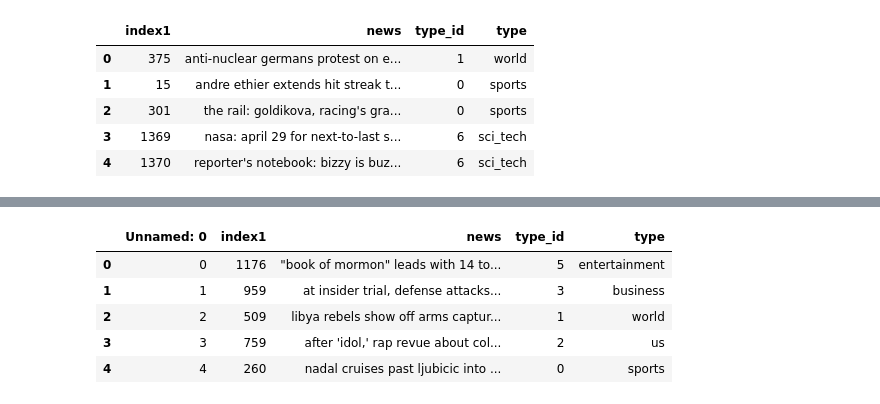
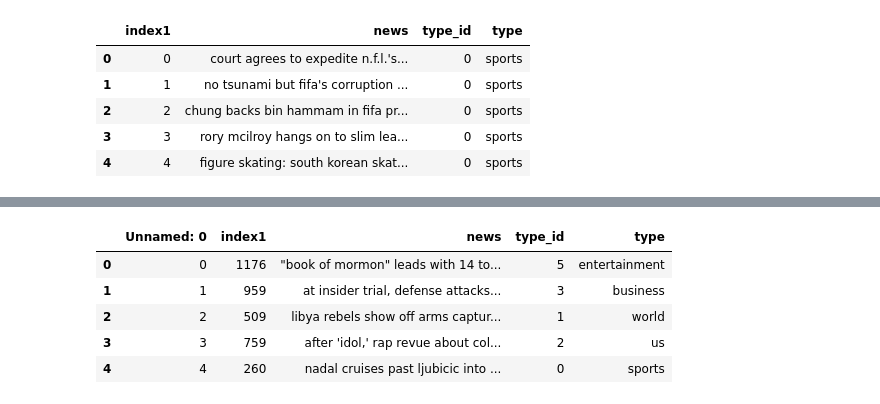
Before and after one commit to varshaelza/Text-Summarization-Categorization, a Jupyter notebook: TagMyNews_Classify.ipynb, the cells around one changed output, grey strips where cells are left out. Cells and saved outputs as stored; diff of their text form; code cells hidden in the pictures.

```diff
--- a/TagMyNews_Classify.ipynb
+++ b/TagMyNews_Classify.ipynb
@@ -25,11 +25,11 @@ time: 1.52 ms (started: 2021-06-20 07:41:27 +00:00)
 # %%
 import pandas as pd
-traindata = pd.read_csv('/content/drive/MyDrive/tagmynews/tmntrain.csv')
+traindata = pd.read_csv('/content/drive/MyDrive/tagmynews/train_data.csv')
 traindata.head()
 # %% [output]
 |  | index1 | news | type_id | type |
-| 0 | 375 | anti-nuclear germans protest on e... | 1 | world |
-| 1 | 15 | andre ethier extends hit streak t... | 0 | sports |
-| 2 | 301 | the rail: goldikova, racing's gra... | 0 | sports |
-| 3 | 1369 | nasa: april 29 for next-to-last s... | 6 | sci_tech |
-| 4 | 1370 | reporter's notebook: bizzy is buz... | 6 | sci_tech |
+| 0 | 0 | court agrees to expedite n.f.l.'s... | 0 | sports |
+| 1 | 1 | no tsunami but fifa's corruption ... | 0 | sports |
+| 2 | 2 | chung backs bin hammam in fifa pr... | 0 | sports |
+| 3 | 3 | rory mcilroy hangs on to slim lea... | 0 | sports |
+| 4 | 4 | figure skating: south korean skat... | 0 | sports |
```
Also changed, not shown: parts of 40 cells of this notebook.
